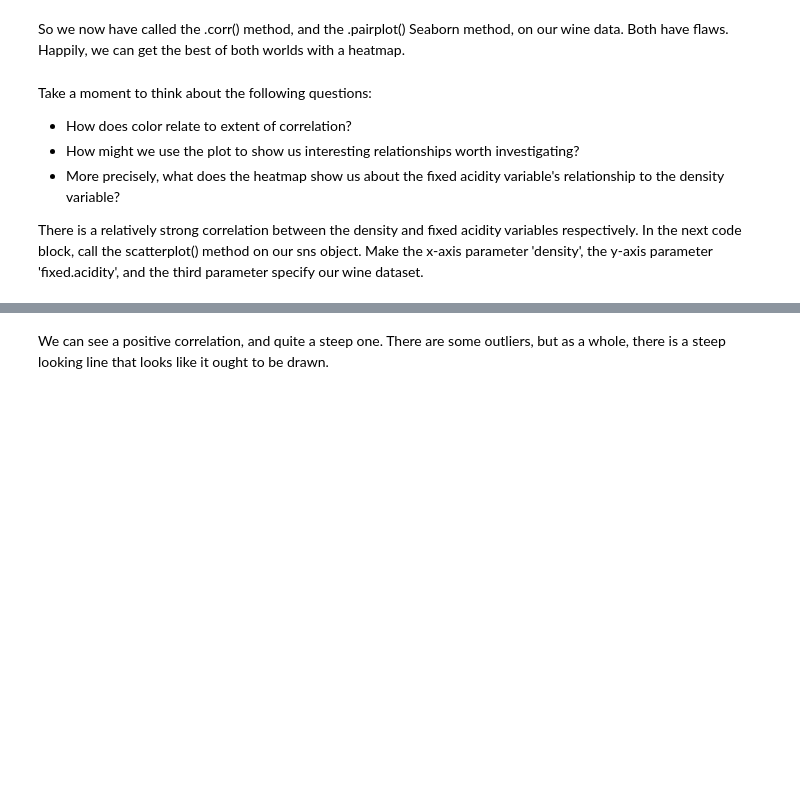
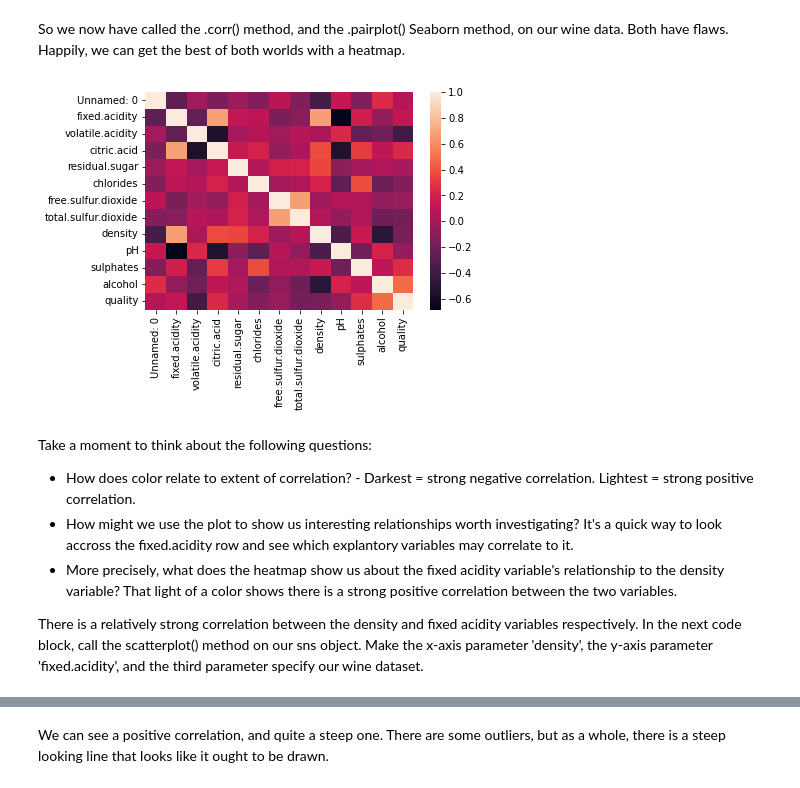
Before and after one commit to BrettlyCD/linear-regression, a Jupyter notebook: Springboard Regression Case Study - the Red Wine Dataset - Tier 3.ipynb, the cells around one changed output, grey strips where cells are left out. Drawn from its saved outputs; the diff is of its cells as text; code cells hidden in the pictures; blank space fills up the shorter version.

```diff
--- a/Springboard Regression Case Study - the Red Wine Dataset - Tier 3.ipynb
+++ b/Springboard Regression Case Study - the Red Wine Dataset - Tier 3.ipynb
@@ -225,11 +230,15 @@ Here's a couple things you might have noticed:
 So we now have called the .corr() method, and the .pairplot() Seaborn method, on our wine data. Both have flaws. Happily, we can get the best of both worlds with a heatmap.
 # %%
 # Make a heatmap of the data
-_ _ _
+sns.heatmap(wine.corr())
+
+plt.show()
+# %% [output]
+[figure, added]
 # %% [markdown]
 Take a moment to think about the following questions:
-- How does color relate to extent of correlation?
-- How might we use the plot to show us interesting relationships worth investigating?
-- More precisely, what does the heatmap show us about the fixed acidity variable's relationship to the density variable?
+- How does color relate to extent of correlation? - Darkest = strong negative correlation. Lightest = strong positive correlation.
+- How might we use the plot to show us interesting relationships worth investigating? It's a quick way to look accross the fixed.acidity row and see which explantory variables may correlate to it.
+- More precisely, what does the heatmap show us about the fixed acidity variable's relationship to the density variable?  That light of a color shows there is a strong positive correlation between the two variables.
 
 There is a relatively strong correlation between the density and fixed acidity variables respectively. In the next code block, call the scatterplot() method on our sns object. Make the x-axis parameter 'density', the y-axis parameter 'fixed.acidity', and the third parameter specify our wine dataset.
```
Also changed, not shown: parts of 5 cells of this notebook.
